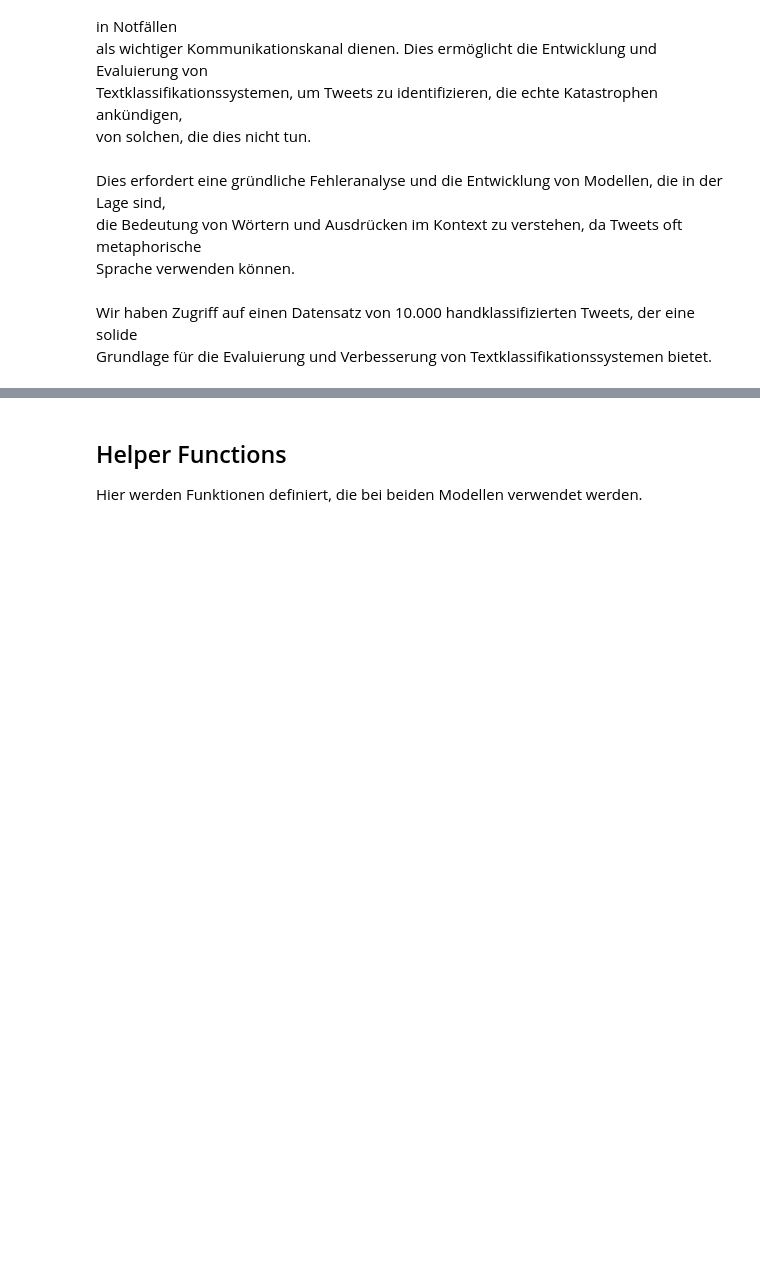
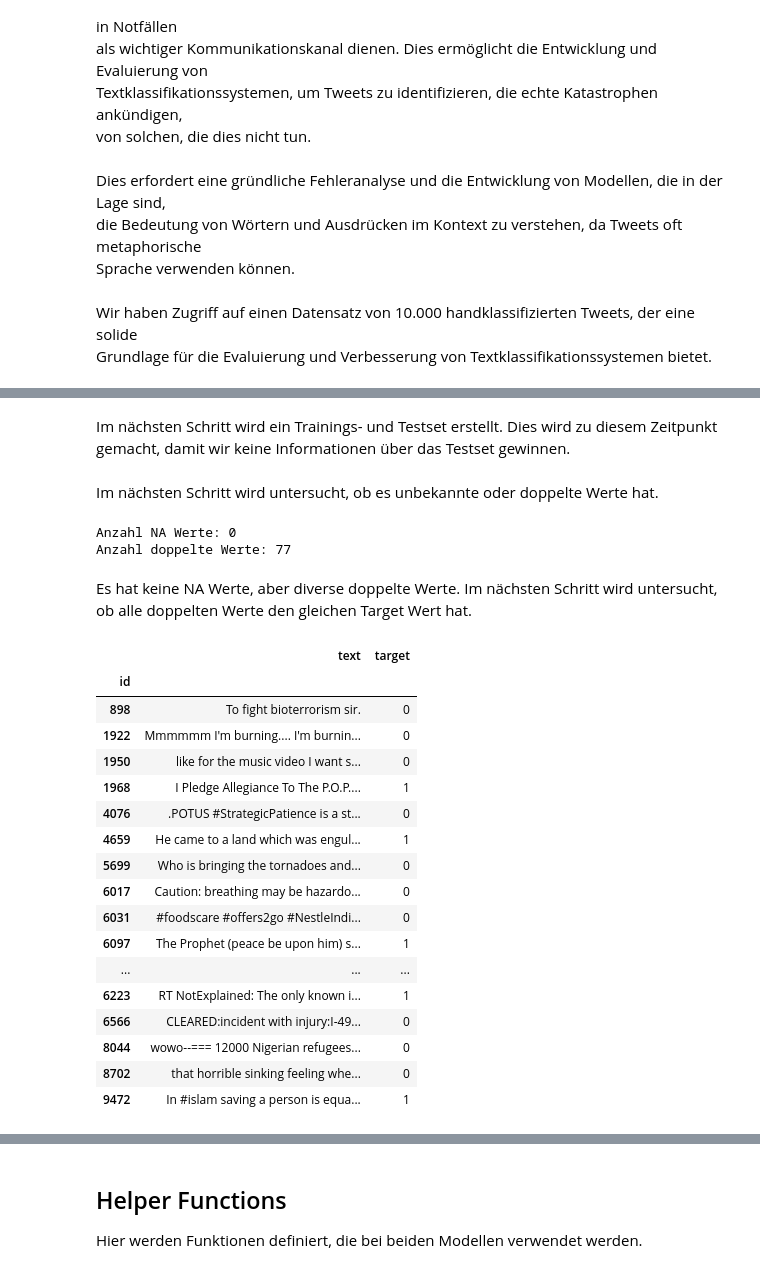
Before and after one commit to florinbarbisch/npr-mc1-text-classification, a Jupyter notebook: NOTEBOOK.ipynb, the cells around one changed output, grey strips where cells are left out. Saved outputs shown, nothing was run; the diff lists cells and outputs as text; code cells hidden in the pictures; blank space fills up the shorter version.

```diff
--- a/NOTEBOOK.ipynb
+++ b/NOTEBOOK.ipynb
@@ -56,0 +79,2 @@ Der Datensatz passt zum Ziel der Mini Challenge, da er Textdaten aus Twitter ent
+# %% [markdown]
+Im nächsten Schritt wird ein Trainings- und Testset erstellt. Dies wird zu diesem Zeitpunkt gemacht, damit wir keine Informationen über das Testset gewinnen.
@@ -56,0 +83,31 @@ Der Datensatz passt zum Ziel der Mini Challenge, da er Textdaten aus Twitter ent
+# %% [markdown]
+Im nächsten Schritt wird untersucht, ob es unbekannte oder doppelte Werte hat.
+# %%
+print(f"Anzahl NA Werte: {train.isna().any().sum()}")
+print(f"Anzahl doppelte Werte: {train['text'].duplicated().sum()}")
+# %% [output]
+Anzahl NA Werte: 0
+Anzahl doppelte Werte: 77
+# %% [markdown]
+Es hat keine NA Werte, aber diverse doppelte Werte. Im nächsten Schritt wird untersucht, ob alle doppelten Werte den gleichen Target Wert hat.
+# %%
+tweets[tweets["text"].duplicated() &  (tweets.duplicated() == False)]
+# %% [output]
+|  | text | target |
+| id |  |  |
+| 898 | To fight bioterrorism sir. | 0 |
+| 1922 | Mmmmmm I'm burning.... I'm burnin... | 0 |
+| 1950 | like for the music video I want s... | 0 |
+| 1968 | I Pledge Allegiance To The P.O.P.... | 1 |
+| 4076 | .POTUS #StrategicPatience is a st... | 0 |
+| 4659 | He came to a land which was engul... | 1 |
+| 5699 | Who is bringing the tornadoes and... | 0 |
+| 6017 | Caution: breathing may be hazardo... | 0 |
+| 6031 | #foodscare #offers2go #NestleIndi... | 0 |
+| 6097 | The Prophet (peace be upon him) s... | 1 |
+| ... | ... | ... |
+| 6223 | RT NotExplained: The only known i... | 1 |
+| 6566 | CLEARED:incident with injury:I-49... | 0 |
+| 8044 | wowo--=== 12000 Nigerian refugees... | 0 |
+| 8702 | that horrible sinking feeling whe... | 0 |
+| 9472 | In #islam saving a person is equa... | 1 |
```
Also changed, not shown: parts of 12 cells of this notebook.
